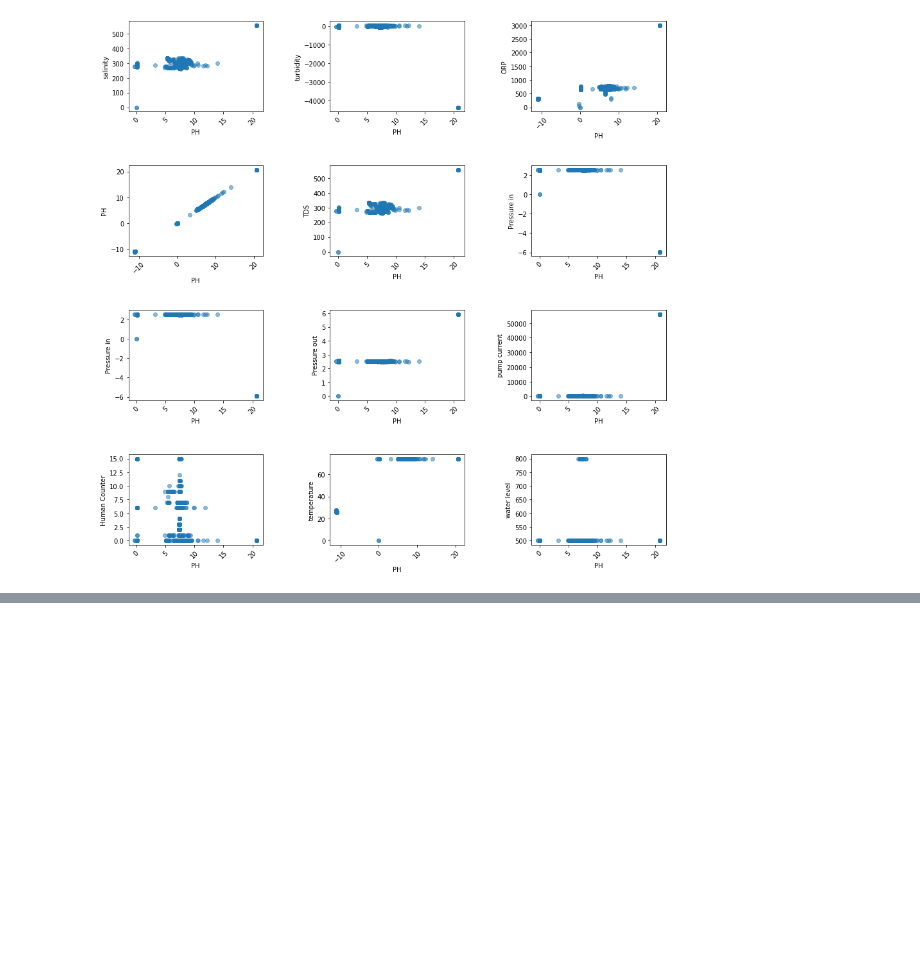
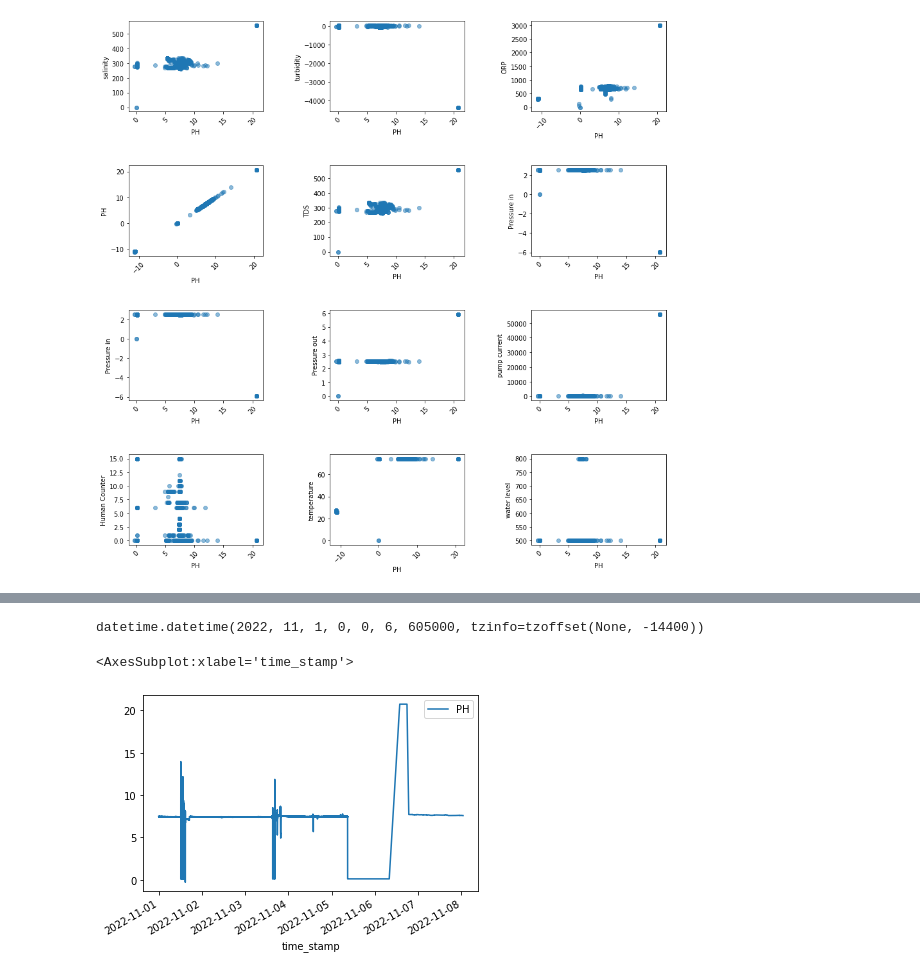
Before and after one commit to lutimoth/RIIPEN_ANTLER, a Jupyter notebook: Michael_Notebooks/Initial Exploratory Data Analysis.ipynb, the cells around one changed output, grey strips where cells are left out. Drawn from its saved outputs; the diff is of its cells as text; code cells hidden in the pictures; blank space fills up the shorter version.

```diff
--- a/Michael_Notebooks/Initial Exploratory Data Analysis.ipynb
+++ b/Michael_Notebooks/Initial Exploratory Data Analysis.ipynb
@@ -178,3 +180,10 @@ sns.heatmap(pooldata[colume].corr());
 scatterplots('PH',colume, ncol=3, figsize=(15, 15))
 # %% [output]
 [figure]
+# %%
+columesummary=['pool_id','time_stamp','salinity','turbidity','ORP','PH','TDS','Pressure in','Pressure in','Pressure out','pump current','Human Counter','temperature','water level']
+# %%
+pooldatasummary=pooldata[columesummary].dropna()
+pooldatasummary=pooldatasummary.sort_values(by='time_stamp')
+# %%
+pooldatasummary.set_index('time_stamp',inplace=True)
@@ -180,0 +200,4 @@ scatterplots('PH',colume, ncol=3, figsize=(15, 15))
+# %%
+pooldatasummary.index[0]
+# %% [output]
+datetime.datetime(2022, 11, 1, 0, 0, 6, 605000, tzinfo=tzoffset(None, -14400))
@@ -180,0 +225,5 @@ scatterplots('PH',colume, ncol=3, figsize=(15, 15))
+# %%
+pooldatasummary.plot(y='PH', use_index=True)
+# %% [output]
+<AxesSubplot:xlabel='time_stamp'>
+[figure, added]
```
Also changed, not shown: parts of 6 cells of this notebook.
